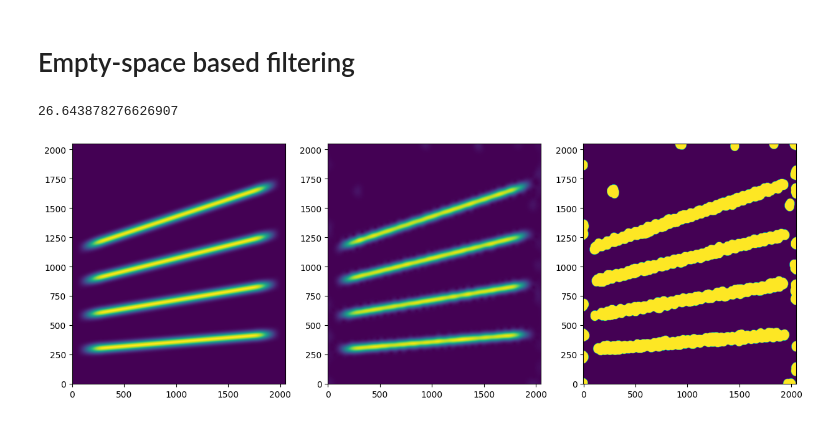
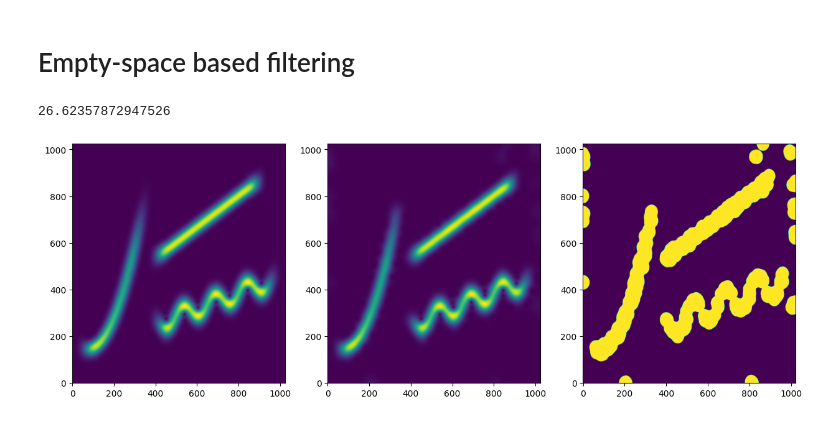
Before and after one commit to jmiramont/benchmarks-detection-denoising, a Jupyter notebook: notebooks/demo_method_empty_space.ipynb, the cells around one changed output. Drawn from its saved outputs; the diff is of its cells as text; code cells hidden in the pictures.

```diff
--- a/notebooks/demo_method_empty_space.ipynb
+++ b/notebooks/demo_method_empty_space.ipynb
@@ -15,14 +12,14 @@ from src.utilities.utilstf import voss
 # np.random.seed(0)
 # signal parameters
 SNRin = 20
-N = 2**11
+N = 2**10
 # Nsub=N//2
 sbank = SignalBank(N=N, return_signal=True)
 tmin = sbank.tmin
 tmax = sbank.tmax
-s = sbank.signal_mc_multi_linear()
+# s = sbank.signal_mc_multi_linear()
 # s = sbank.signal_mc_crossing_chirps()
-# s = sbank.signal_mc_synthetic_mixture_5()
+s = sbank.signal_mc_synthetic_mixture_5()
 # %%
 SNRin = 20
 noise = np.random.randn(N,)
@@ -47,23 +40,22 @@ S_output, F_output = get_spectrogram(signal_output, window = g)
 # %%
-tmin = int(np.sqrt(Nfft))
-tmax = N-tmin
 print(Benchmark.snr_comparison(s,signal_output,tmin=tmin,tmax=tmax))
 # %% [output]
-26.643878276626907
+26.62357872947526
 # %%
-S, F = get_spectrogram(s, Nfft=Nfft)
+Nfft = 2*N
+S, F = get_spectrogram(s,)
 F = F[0:Nfft//2+1]
 
 S_output, F_output = get_spectrogram(signal_output, Nfft=Nfft)
 F_output = F_output[0:Nfft//2+1]
 
 fig, ax = plt.subplots(1,3,figsize = (15,5))
 ax[0].imshow(abs(F), origin='lower', aspect='auto')#, cmap=cmocean.cm.deep)
 # [ax[0].plot(instf[np.where(instf>=0)]*Nfft,'r') for instf in signal.instf]
 ax[1].imshow(abs(F_output), origin='lower', aspect='auto')#, cmap=cmocean.cm.deep)
 # ax[2].imshow(abs(F_output-F), origin='lower')#, cmap=cmocean.cm.deep)
 ax[2].imshow(mask, origin='lower', aspect='auto')#, cmap=cmocean.cm.deep)
 
 plt.show()
 # %% [output]
-[figure, old version]
+[figure, new version]
```
Also changed, not shown: parts of 4 cells of this notebook, 37 other files.
